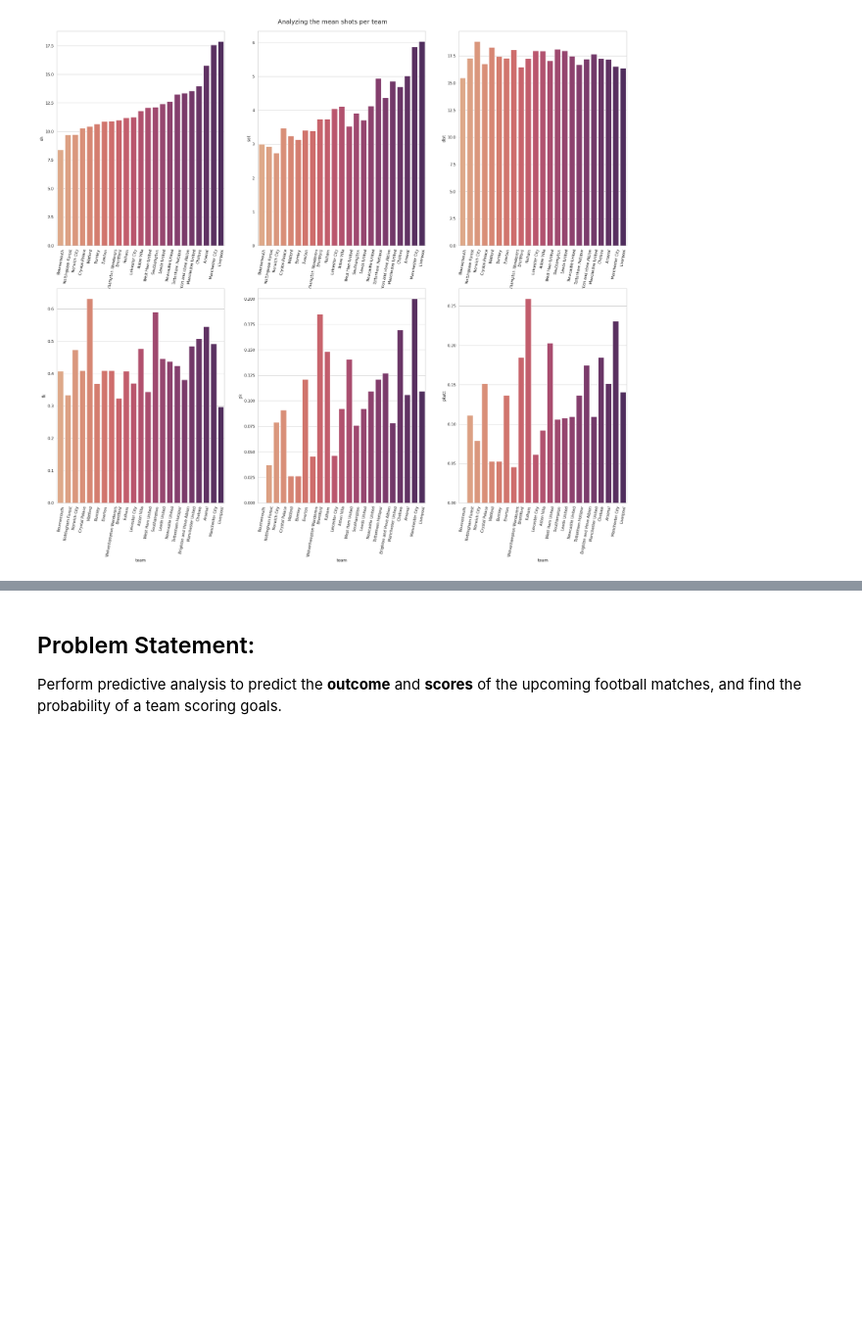
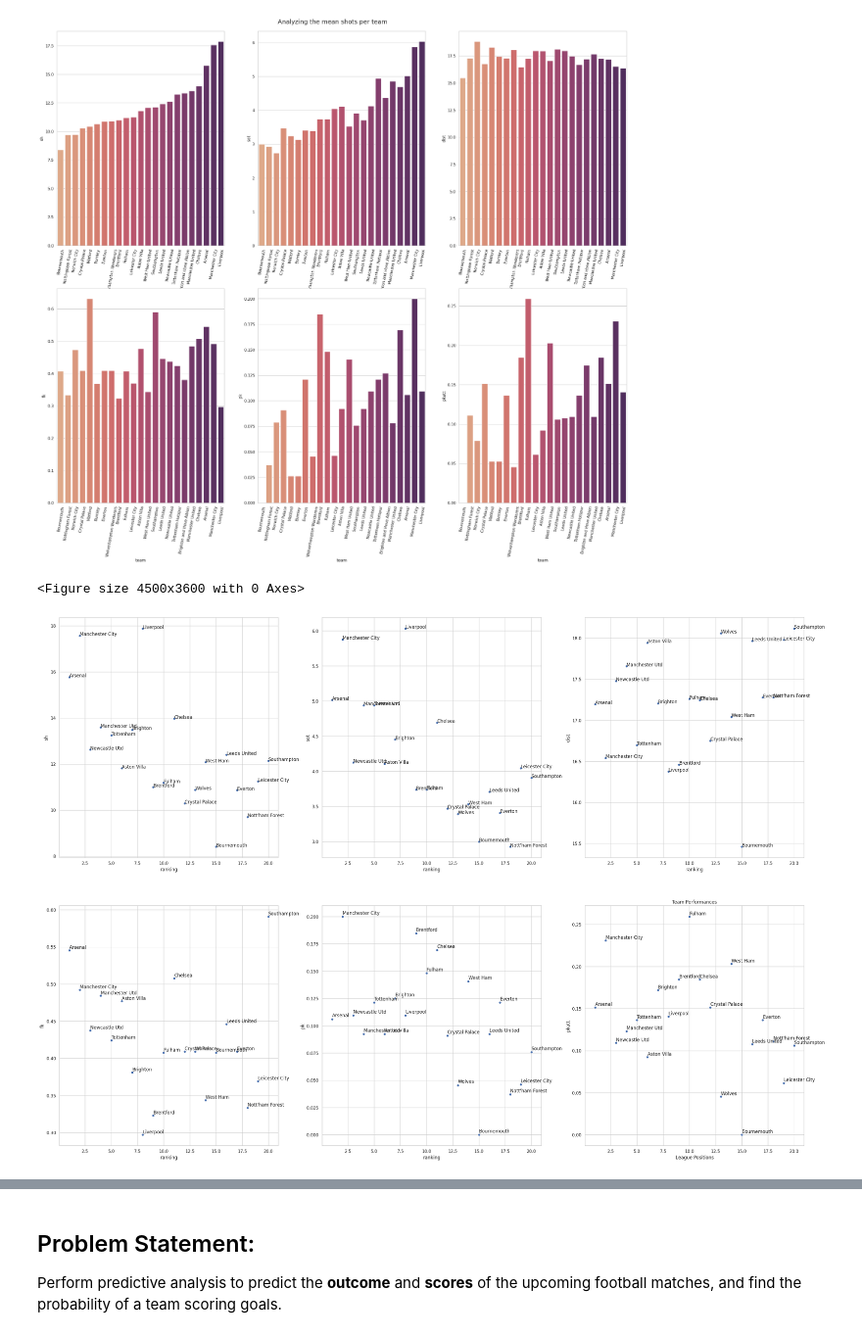
Before and after one commit to ruhee98/PL-Soccer-DataAnalysis, a Jupyter notebook: PL_predictive_analysis.ipynb, the cells around one changed output, grey strips where cells are left out. Shown at 98% size. Drawn from its saved outputs; the diff is of its cells as text; code cells hidden in the pictures; blank space fills up the shorter version.

```diff
--- a/PL_predictive_analysis.ipynb
+++ b/PL_predictive_analysis.ipynb
@@ -236,13 +229,10 @@ for i, team in enumerate(teams):
 import math
 from matplotlib.colors import ListedColormap
 
-
-#top 8 teams
-
 shots_df = matches_df[['date', 'team', 'sh', 'sot', 'dist', 'fk', 'pk', 'pkatt']]
 shots_df = shots_df.dropna()
 shots_df_by_team = shots_df.groupby('team')['sh', 'sot', 'dist', 'fk', 'pk', 'pkatt'].mean()
-shots_df_by_team = shots_df_by_team.sort_values(by=['sh', 'sot', 'dist', 'fk', 'pk', 'pkatt'], ascending=True)
+shots_df_by_team = shots_df_by_team.sort_values(by=['sh', 'sot', 'dist', 'fk', 'pk', 'pkatt'], ascending=[True, True, True, True, True, True])
 numeric_features=[ x for x in shots_df_by_team.columns if shots_df_by_team[x].dtype!="object"]
 
 i,j=0,0
@@ -266,0 +272,45 @@ plt.show()
+# %%
+#Analyzing how each team play based on their standings
+standings_df = pd.read_csv('/content/drive/MyDrive/Datasets/latest_standings.csv', index_col=0)
+
+filter_matches = matches_df[matches_df['team'].isin(standings_df['Squad'])]
+filter_matches = filter_matches.groupby('team', as_index=False)['sh', 'sot', 'dist', 'fk', 'pk', 'pkatt'].mean()
+
+
+filter_standings = standings_df[['Rk', 'Squad', 'Pts']].rename(columns={'Rk': 'ranking', 'Squad': 'team', 'Pts': 'points'})
+
+#join dataframes
+ranked_team_df = filter_standings.merge(filter_matches, how='left', on='team')
+
+numeric_features=[ x for x in shots_df_by_team.columns if ranked_team_df[x].dtype!="object"]
+numeric_features
+plt.figure(figsize=(15, 12), dpi = 300)
+
+i,j=0,0
+PLOTS_PER_ROW = 3
+sns.set(style="whitegrid", color_codes=True)
+fig, axs = plt.subplots(math.ceil(len(shots_df_by_team.columns)/PLOTS_PER_ROW),PLOTS_PER_ROW, figsize=(35, 25))
+
+def plotlabel(xvar, yvar, label):
+        ax.text(xvar+0.002, yvar+0.002, label)
+
+for col in ranked_team_df[numeric_features].columns:
+  x = ranked_team_df.ranking
+  y = ranked_team_df[col]
+  labels = ranked_team_df.team
+  ax = sns.scatterplot(ax=axs[i][j], x=x, y=y)
+  ranked_team_df.apply(lambda x: plotlabel(x['ranking'],  x[col], x['team']), axis=1)
+  # axs[i][j].set_xticklabels(x, rotation=90)
+  axs[i][j].set_ylabel(col)
+  plt.title('Team Performances')
+  plt.xlabel('League Positions')
+  j+=1
+  if j%PLOTS_PER_ROW==0:
+      i+=1
+      j=0
+
+
+plt.show()
+# %% [output]
+<Figure size 4500x3600 with 0 Axes>
+[figure, added]
```
Also changed, not shown: parts of 6 cells of this notebook.
